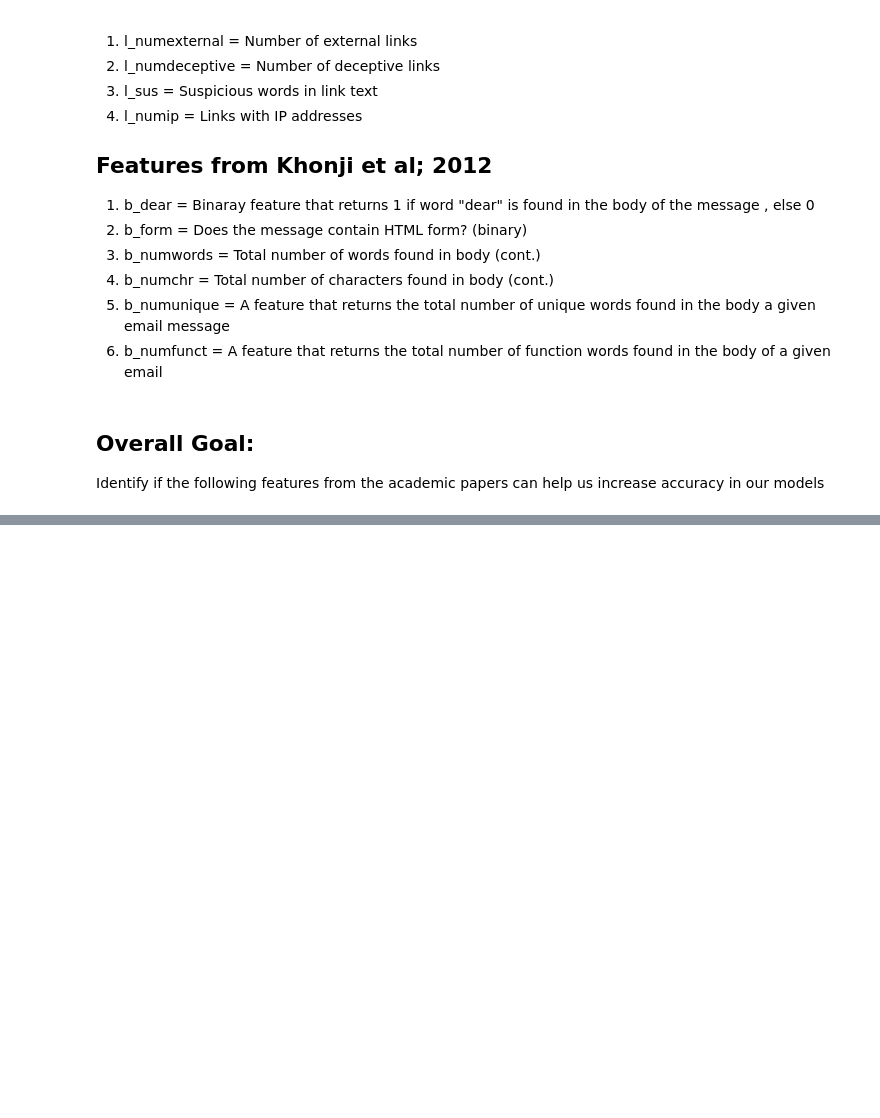
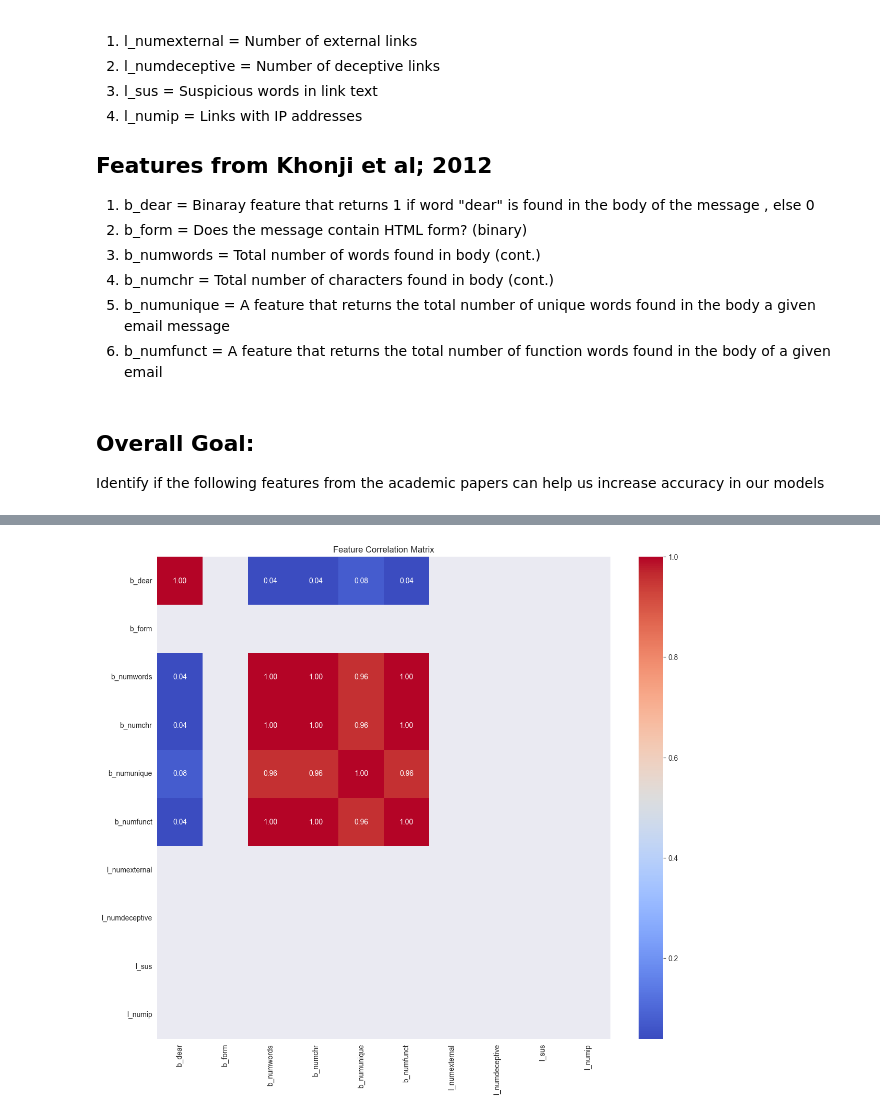
Before and after one commit to moanv2/phishing_repo_thesis, a Jupyter notebook: MachineLearning/RF.ipynb, the cells around one changed output, grey strips where cells are left out. Cells and saved outputs as stored; diff of their text form; code cells hidden in the pictures; blank space fills up the shorter version.

```diff
--- a/MachineLearning/RF.ipynb
+++ b/MachineLearning/RF.ipynb
@@ -43,0 +260,9 @@ class_counts =
+# %%
+# Correlation matrix
+plt.figure(figsize=(14, 12))
+corr = train_features.drop('Email Type', axis=1).corr()
+sns.heatmap(corr, annot=True, cmap='coolwarm', fmt='.2f')
+plt.title('Feature Correlation Matrix')
+plt.show()
+# %% [output]
+[figure, added]
```
Also changed, not shown: parts of 6 cells of this notebook.
